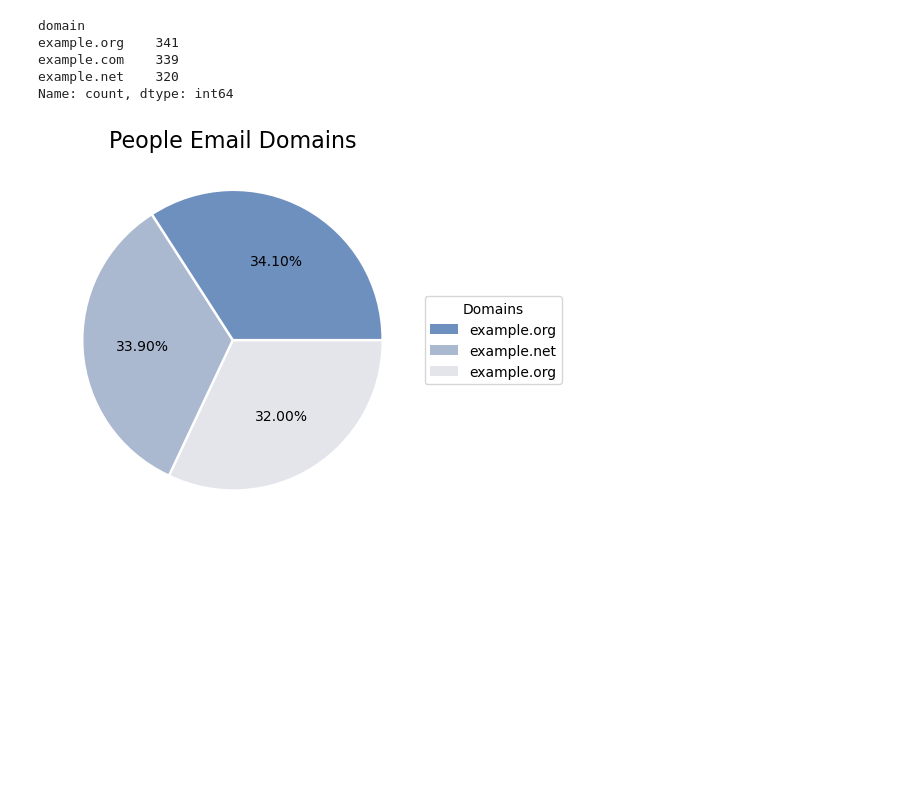
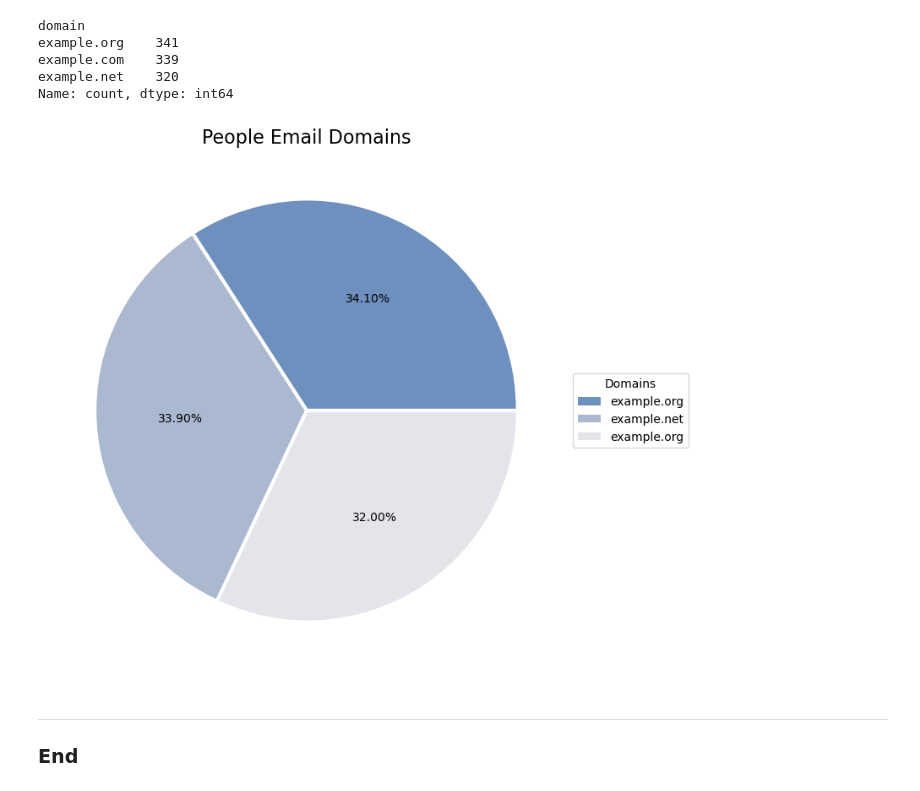
Before and after one commit to RodrigoDMU/programming-for-data-analytics, a Jupyter notebook: assignments/assignment03-pie.ipynb, the cells around one changed output. Saved outputs shown, nothing was run; the diff lists cells and outputs as text; code cells hidden in the pictures; blank space fills up the shorter version.

```diff
--- a/assignments/assignment03-pie.ipynb
+++ b/assignments/assignment03-pie.ipynb
@@ -83,10 +85,13 @@ example.net    320
 Name: count, dtype: int64
 # %%
 # Create a pie chart.
-
+plt.figure(figsize=(10, 8))
 plt.pie(domain_types, autopct='%1.2f%%', colors= sns.color_palette("vlag"), explode=[0.01, 0.01, 0.01]) # autopct - Show percentage with two decimal points. # explode - Add space around each slice.
 plt.legend(df['domain'], title="Domains", loc="center left", bbox_to_anchor=(1, 0, 0.5, 1))
 plt.title('People Email Domains', fontsize = 16)
 plt.show()
 # %% [output]
-[figure, old version]
+[figure, new version]
+# %% [markdown]
+***
+### End
```
Also changed, not shown: parts of 2 cells of this notebook, 2 other files.
